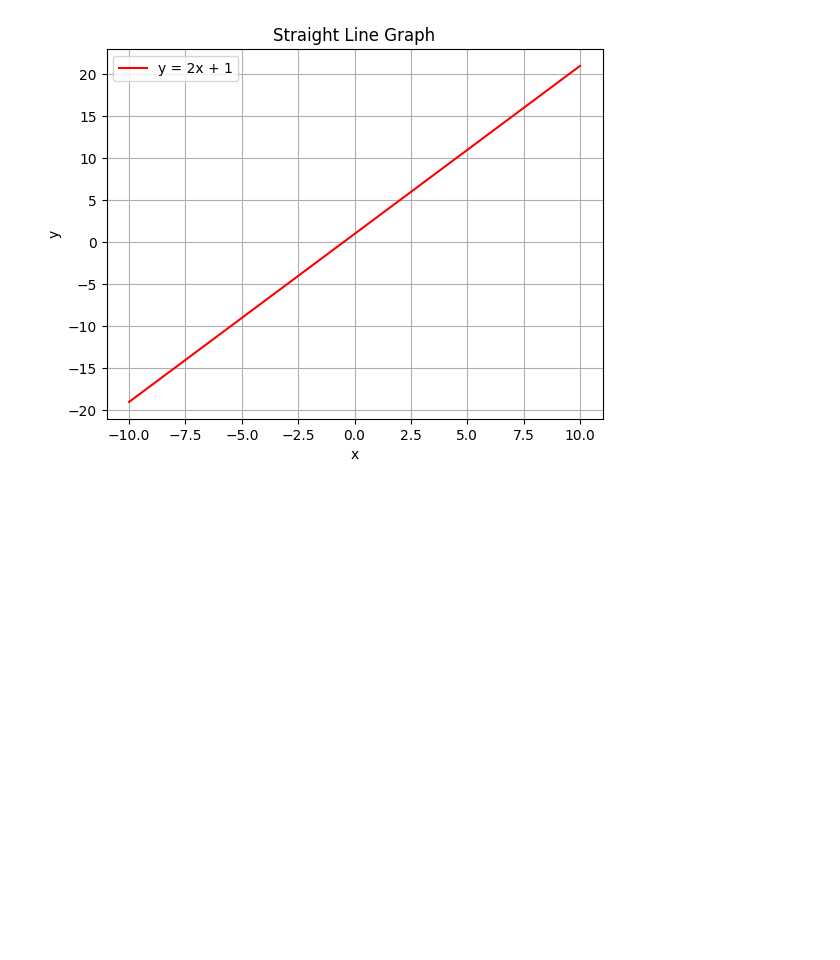
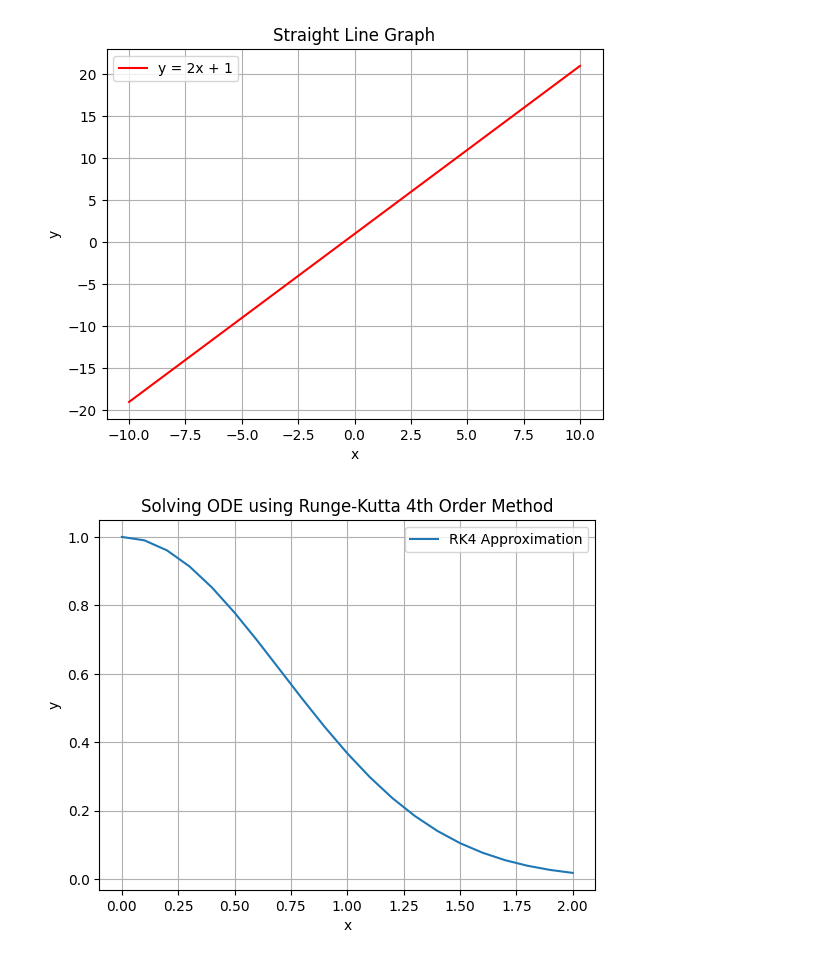
Before and after one commit to nelsonudochukwu/Python-Visualisation, a Jupyter notebook: code.ipynb, the cells around one changed output. Drawn from its saved outputs; the diff is of its cells as text; code cells hidden in the pictures; blank space fills up the shorter version.

```diff
--- a/code.ipynb
+++ b/code.ipynb
@@ -718,3 +718,48 @@ plt.legend()
 plt.show()
 # %% [output]
 [figure]
+# %%
+import numpy as np
+import matplotlib.pyplot as plt
+
+# Define the ODE function f(x, y) = dy/dx
+def f(x, y):
+    return -2 * x * y  # Example: dy/dx = -2xy
+
+# Implement the 4th order Runge-Kutta method
+def runge_kutta_4th_order(f, x0, y0, x_end, h):
+    n = int((x_end - x0) / h)  # Number of steps
+    x = np.linspace(x0, x_end, n + 1)
+    y = np.zeros(n + 1)
+
+    y[0] = y0
+
+    for i in range(1, n + 1):
+        k1 = h * f(x[i-1], y[i-1])
+        k2 = h * f(x[i-1] + 0.5*h, y[i-1] + 0.5*k1)
+        k3 = h * f(x[i-1] + 0.5*h, y[i-1] + 0.5*k2)
+        k4 = h * f(x[i], y[i-1] + k3)
+
+        y[i] = y[i-1] + (k1 + 2*k2 + 2*k3 + k4) / 6
+
+    return x, y
+
+# Initial conditions and parameters
+x0 = 0   # Initial x
+y0 = 1   # Initial y
+x_end = 2  # End x
+h = 0.1  # Step size
+
+# Solve the ODE using RK4
+x, y = runge_kutta_4th_order(f, x0, y0, x_end, h)
+
+# Plot the solution
+plt.plot(x, y, label='RK4 Approximation')
+plt.title("Solving ODE using Runge-Kutta 4th Order Method")
+plt.xlabel('x')
+plt.ylabel('y')
+plt.legend()
+plt.grid(True)
+plt.show()
+# %% [output]
+[figure, added]
```
